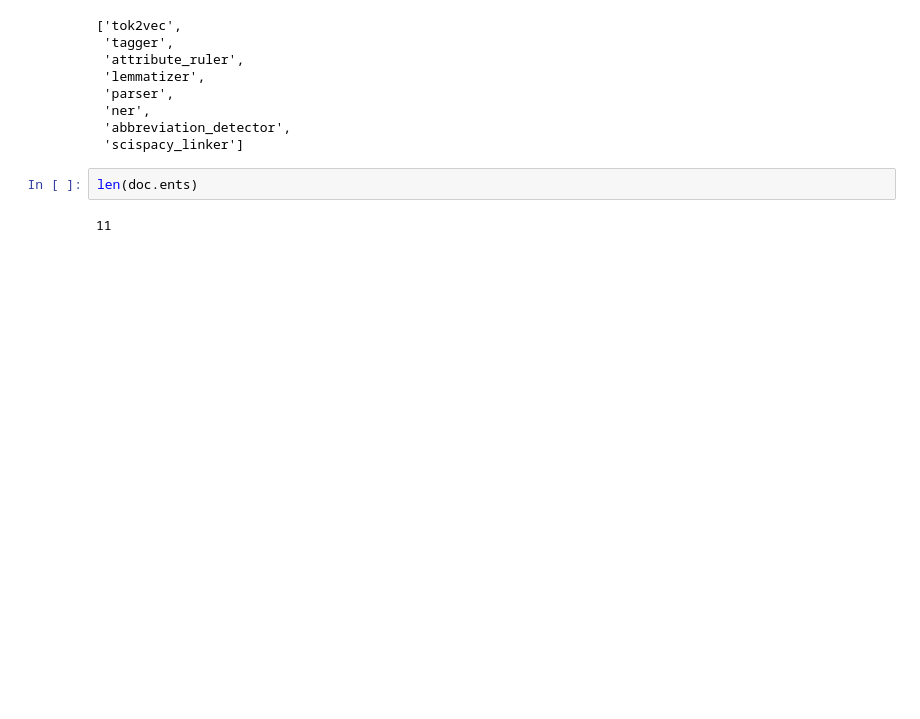
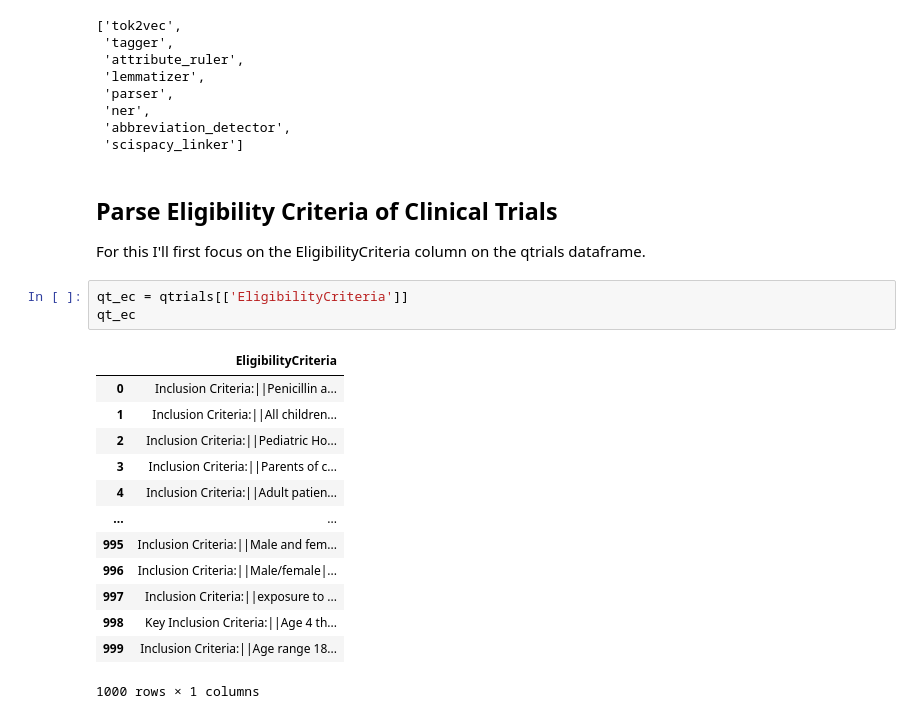
Before and after one commit to victormurcia/CTS_Test, a Jupyter notebook: CTS_Parser_Development_Dask.ipynb, the cells around one changed output. Drawn from its saved outputs; the diff is of its cells as text; blank space fills up the shorter version.

```diff
--- a/CTS_Parser_Development_Dask.ipynb
+++ b/CTS_Parser_Development_Dask.ipynb
@@ -741,7 +770,23 @@ ss_sm.pipe_names
  'ner',
  'abbreviation_detector',
  'scispacy_linker']
-# %%
-len(doc.ents)
-# %% [output]
-11
+# %% [markdown]
+## Parse Eligibility Criteria of Clinical Trials
+For this I'll first focus on the EligibilityCriteria column on the qtrials dataframe.
+# %%
+qt_ec = qtrials[['EligibilityCriteria']]
+qt_ec
+# %% [output]
+|  | EligibilityCriteria |
+| 0 | Inclusion Criteria:||Penicillin a... |
+| 1 | Inclusion Criteria:||All children... |
+| 2 | Inclusion Criteria:||Pediatric Ho... |
+| 3 | Inclusion Criteria:||Parents of c... |
+| 4 | Inclusion Criteria:||Adult patien... |
+| ... | ... |
+| 995 | Inclusion Criteria:||Male and fem... |
+| 996 | Inclusion Criteria:||Male/female|... |
+| 997 | Inclusion Criteria:||exposure to ... |
+| 998 | Key Inclusion Criteria:||Age 4 th... |
+| 999 | Inclusion Criteria:||Age range 18... |
+1000 rows × 1 columns
```
Also changed, not shown: parts of 13 cells of this notebook.
